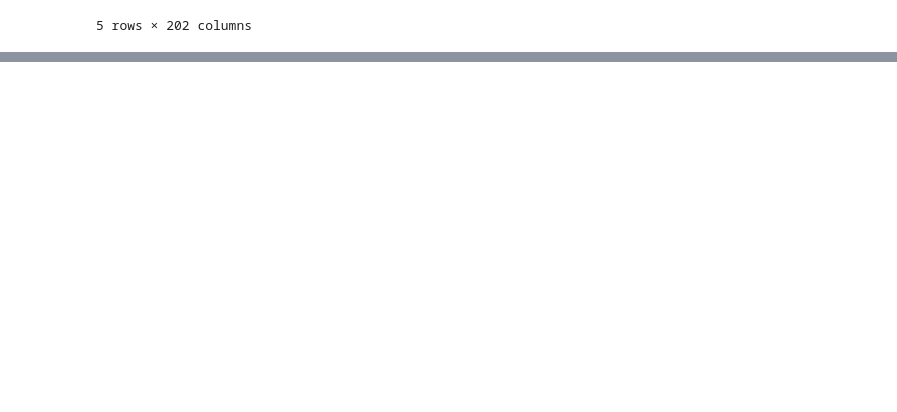
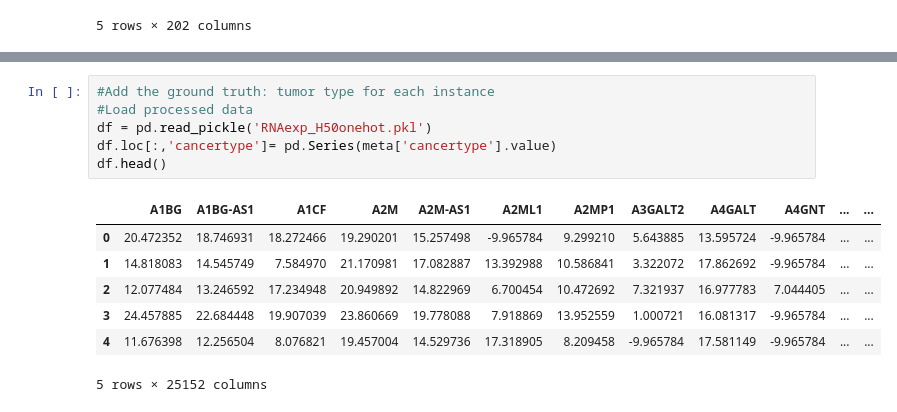
Before and after one commit to auriml/gen, a Jupyter notebook: TumorClassification.ipynb, the cells around one changed output, grey strips where cells are left out. Cells and saved outputs as stored; diff of their text form; blank space fills up the shorter version.

```diff
--- a/TumorClassification.ipynb
+++ b/TumorClassification.ipynb
@@ -67,0 +175,14 @@ H50.head()
+# %%
+#Add the ground truth: tumor type for each instance
+#Load processed data
+df = pd.read_pickle('RNAexp_H50onehot.pkl')
+df.loc[:,'cancertype']= pd.Series(meta['cancertype'].value)
+df.head()
+# %% [output]
+|  | A1BG | A1BG-AS1 | A1CF | A2M | A2M-AS1 | A2ML1 | A2MP1 | A3GALT2 | A4GALT | A4GNT | ... | ... |
+| 0 | 20.472352 | 18.746931 | 18.272466 | 19.290201 | 15.257498 | -9.965784 | 9.299210 | 5.643885 | 13.595724 | -9.965784 | ... | ... |
+| 1 | 14.818083 | 14.545749 | 7.584970 | 21.170981 | 17.082887 | 13.392988 | 10.586841 | 3.322072 | 17.862692 | -9.965784 | ... | ... |
+| 2 | 12.077484 | 13.246592 | 17.234948 | 20.949892 | 14.822969 | 6.700454 | 10.472692 | 7.321937 | 16.977783 | 7.044405 | ... | ... |
+| 3 | 24.457885 | 22.684448 | 19.907039 | 23.860669 | 19.778088 | 7.918869 | 13.952559 | 1.000721 | 16.081317 | -9.965784 | ... | ... |
+| 4 | 11.676398 | 12.256504 | 8.076821 | 19.457004 | 14.529736 | 17.318905 | 8.209458 | -9.965784 | 17.581149 | -9.965784 | ... | ... |
+5 rows × 25152 columns
```
Also changed, not shown: parts of 14 cells of this notebook.
